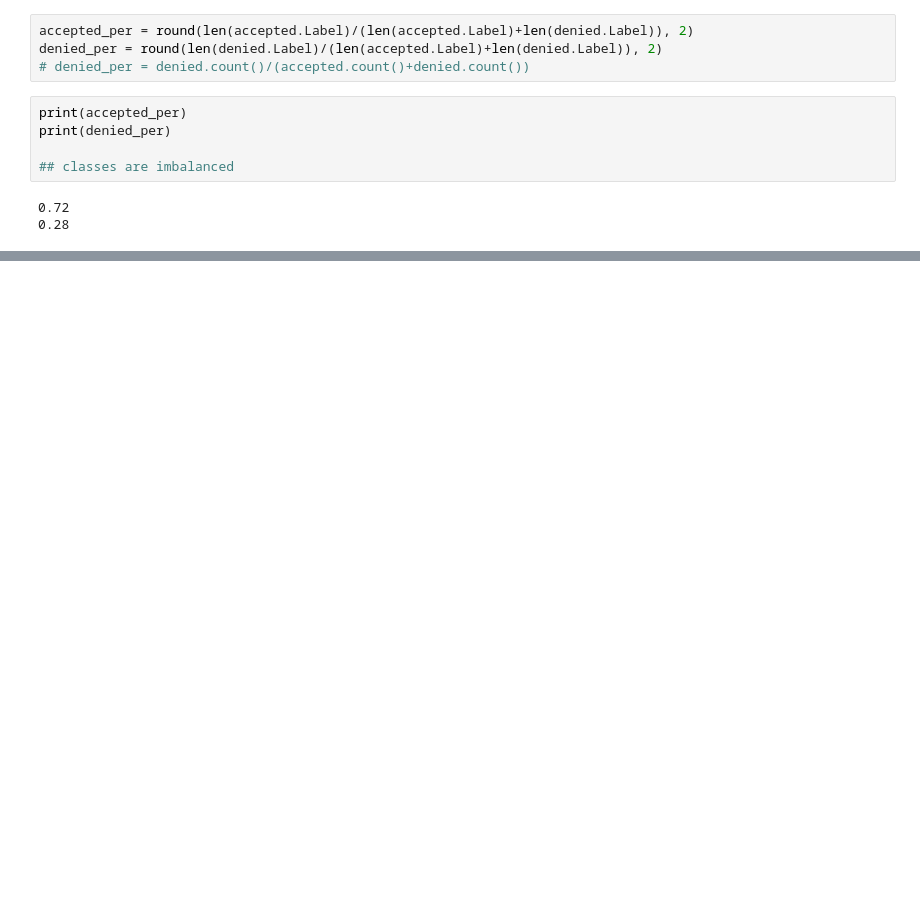
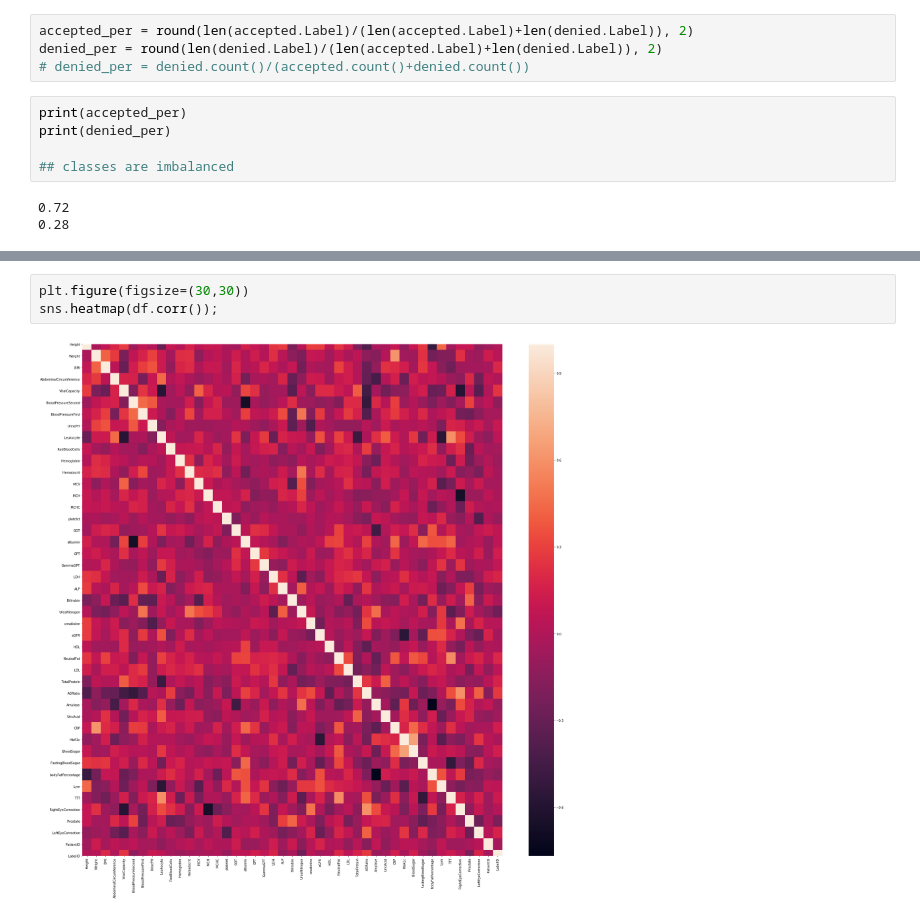
Before and after one commit to chaitalic07/Hands-on-challenge, a Jupyter notebook: ds_test.ipynb, the cells around one changed output, grey strips where cells are left out. Cells and saved outputs as stored; diff of their text form; blank space fills up the shorter version.

```diff
--- a/ds_test.ipynb
+++ b/ds_test.ipynb
@@ -170,0 +266,5 @@ denied.describe()
+# %%
+plt.figure(figsize=(30,30))
+sns.heatmap(df.corr());
+# %% [output]
+[figure, added]
```
Also changed, not shown: parts of 18 cells of this notebook.
